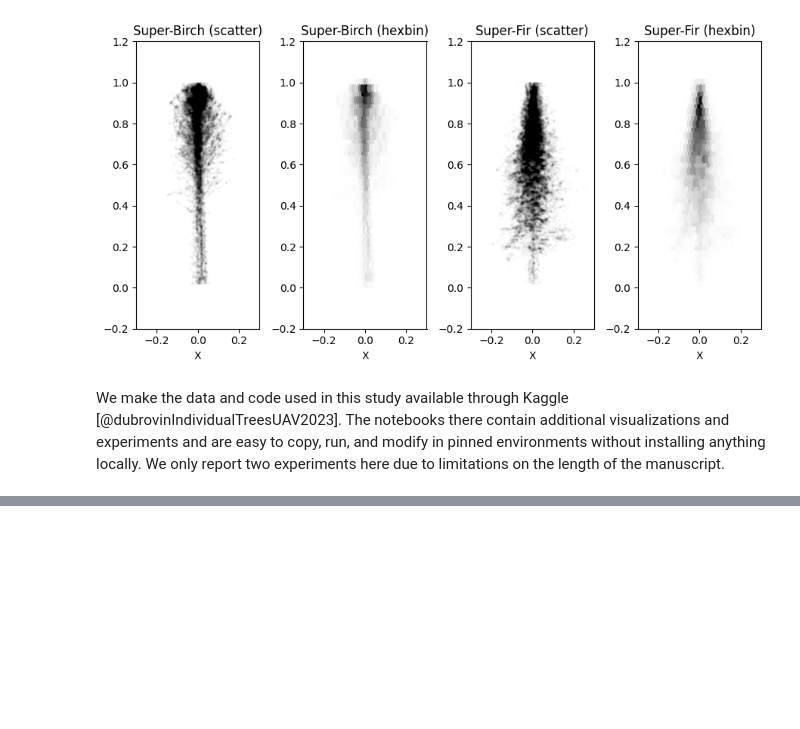
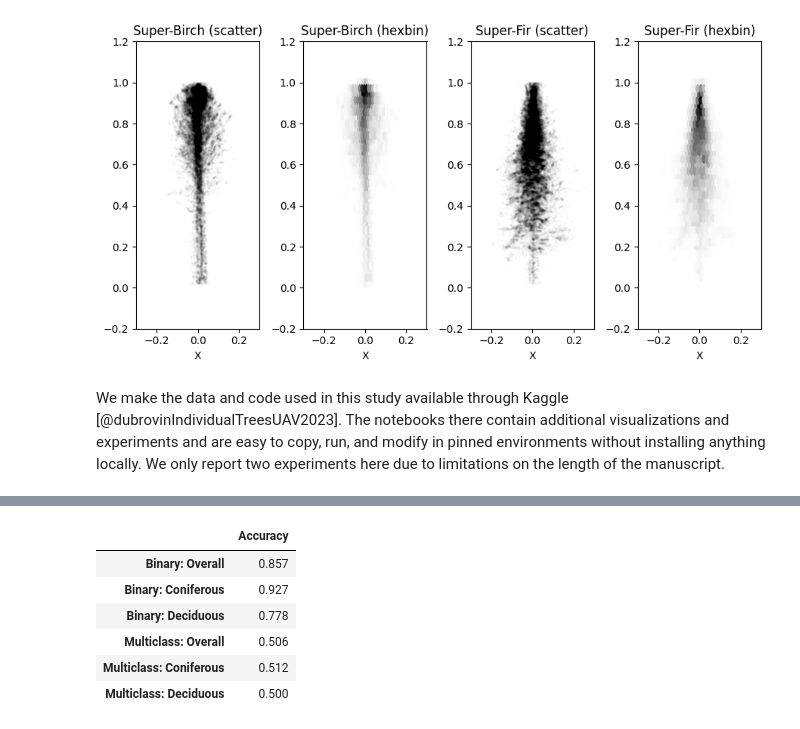
Before and after one commit to iod-ine/igarss2024_tree_clouds, a Jupyter notebook: paper.ipynb, the cells around one changed output, grey strips where cells are left out. Drawn from its saved outputs; the diff is of its cells as text; code cells hidden in the pictures; blank space fills up the shorter version.

```diff
--- a/paper.ipynb
+++ b/paper.ipynb
@@ -262,0 +586,32 @@ the length of the manuscript.
+# %%
+#| label: tbl-accuracy-2
+#| tbl-cap: "Hold-out set accuracy for the second experiment. The hold-out set is a 40% stratified sample from the entire dataset."
+
+pd.DataFrame(
+    data={
+        "Accuracy": [
+            f"{results['binary_correct'].mean():.3f}",
+            f"{results.groupby('type')['binary_correct'].mean()['Coniferous']:.3f}",
+            f"{results.groupby('type')['binary_correct'].mean()['Deciduous']:.3f}",
+            f"{results['correct'].mean():.3f}",
+            f"{results.groupby('type')['correct'].mean()['Coniferous']:.3f}",
+            f"{results.groupby('type')['correct'].mean()['Deciduous']:.3f}",
+        ],
+    },
+    index=[
+        "Binary: Overall",
+        "Binary: Coniferous",
+        "Binary: Deciduous",
+        "Multiclass: Overall",
+        "Multiclass: Coniferous",
+        "Multiclass: Deciduous",
+    ],
+)
+# %% [output]
+|  | Accuracy |
+| Binary: Overall | 0.857 |
+| Binary: Coniferous | 0.927 |
+| Binary: Deciduous | 0.778 |
+| Multiclass: Overall | 0.506 |
+| Multiclass: Coniferous | 0.512 |
+| Multiclass: Deciduous | 0.500 |
```
Also changed, not shown: parts of 19 cells of this notebook.
